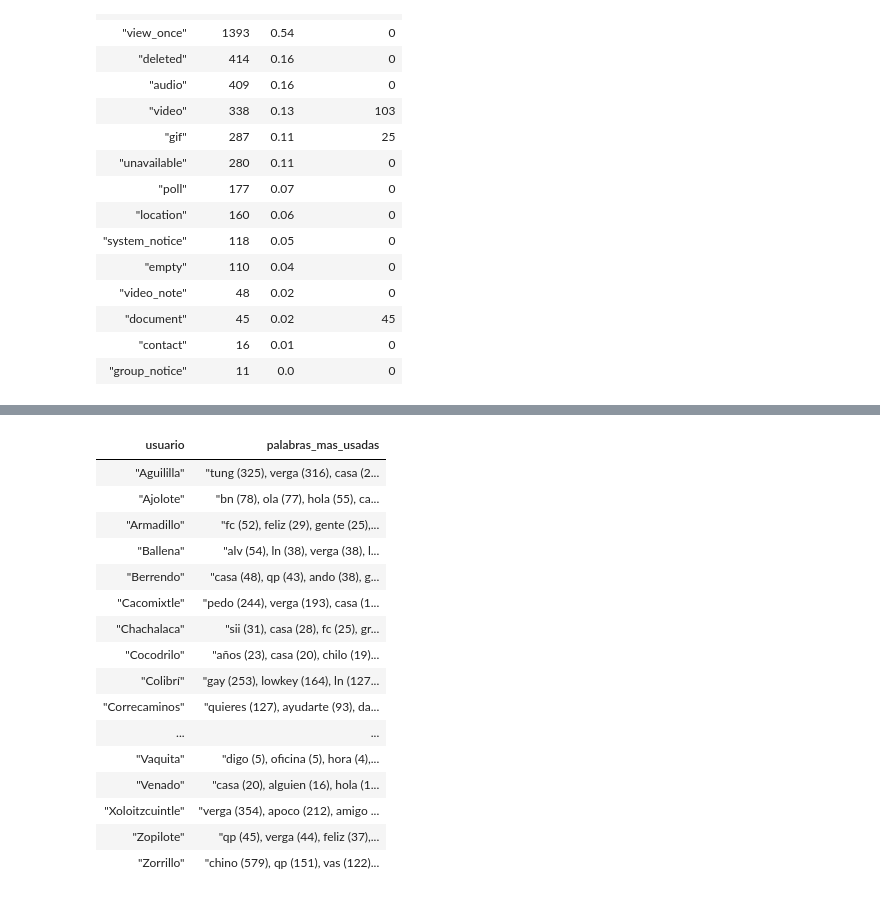
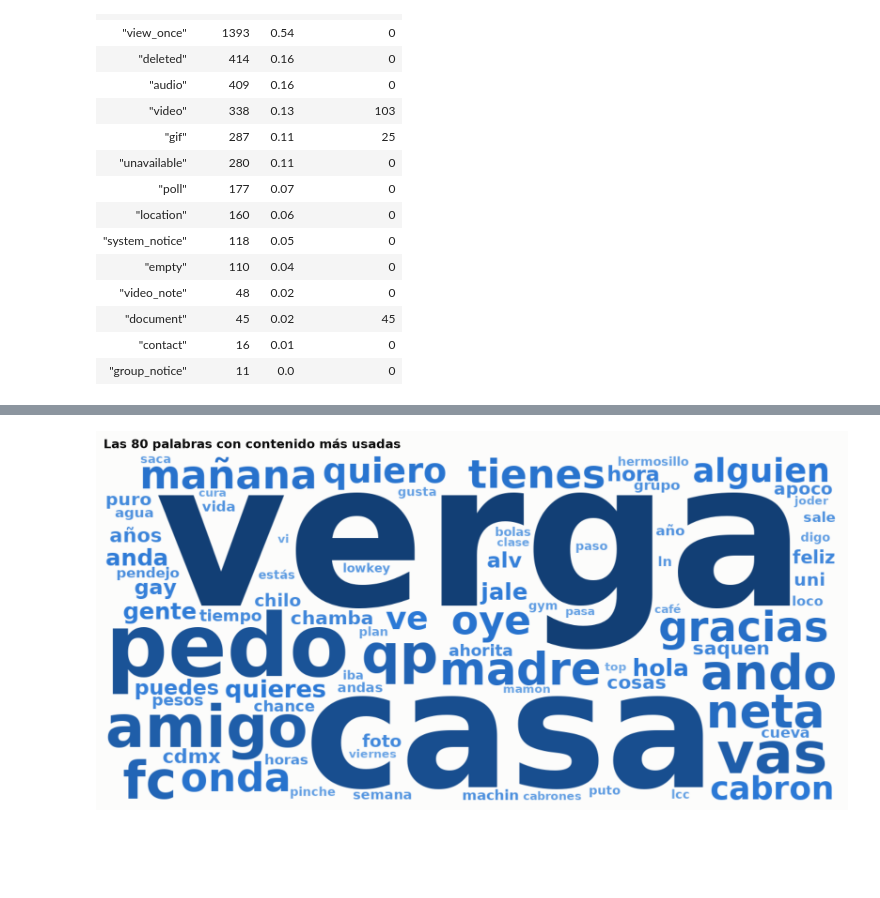
Before and after one commit to enriquegiottonini/wasap-group-chat-analyzer, a Jupyter notebook: notebooks/02_eda_silver.ipynb, the cells around one changed output, grey strips where cells are left out. Saved outputs shown, nothing was run; the diff lists cells and outputs as text; code cells hidden in the pictures; blank space fills up the shorter version.

```diff
--- a/notebooks/02_eda_silver.ipynb
+++ b/notebooks/02_eda_silver.ipynb
@@ -919,43 +860,19 @@ barh(
 # %%
-words_by_sender = mo.sql(
+cloud_words = mo.sql(
     f"""
-    WITH por_usuario AS (
-        SELECT m.sender, t.token, count(*) AS veces
-        FROM tokens AS t
-        JOIN messages AS m USING (message_id)
-        WHERE t.is_alpha AND NOT t.is_stop AND m.sender IS NOT NULL
-        GROUP BY ALL
-    ),
-    ordenadas AS (
-        SELECT *, row_number() OVER (PARTITION BY sender ORDER BY veces DESC, token) AS lugar
-        FROM por_usuario
-    )
-    SELECT
-        sender AS usuario,
-        string_agg(token || ' (' || veces || ')', ', ' ORDER BY lugar) AS palabras_mas_usadas
-    FROM ordenadas
-    WHERE lugar <= 5
-    GROUP BY sender
-    ORDER BY usuario
+    SELECT token AS palabra, count(*) AS veces
+    FROM tokens
+    WHERE is_alpha AND NOT is_stop
+    GROUP BY token
+    ORDER BY veces DESC
+    LIMIT 80
     """,
-    engine=con
+    engine=con,
+    output=False,
 )
+wordcloud(
+    cloud_words["palabra"], cloud_words["veces"], "Las 80 palabras con contenido más usadas"
+)
 # %% [output]
-| usuario | palabras_mas_usadas |
-| "Aguililla" | "tung (325), verga (316), casa (2... |
-| "Ajolote" | "bn (78), ola (77), hola (55), ca... |
-| "Armadillo" | "fc (52), feliz (29), gente (25),... |
-| "Ballena" | "alv (54), ln (38), verga (38), l... |
-| "Berrendo" | "casa (48), qp (43), ando (38), g... |
-| "Cacomixtle" | "pedo (244), verga (193), casa (1... |
-| "Chachalaca" | "sii (31), casa (28), fc (25), gr... |
-| "Cocodrilo" | "años (23), casa (20), chilo (19)... |
-| "Colibrí" | "gay (253), lowkey (164), ln (127... |
-| "Correcaminos" | "quieres (127), ayudarte (93), da... |
-| ... | ... |
-| "Vaquita" | "digo (5), oficina (5), hora (4),... |
-| "Venado" | "casa (20), alguien (16), hola (1... |
-| "Xoloitzcuintle" | "verga (354), apoco (212), amigo ... |
-| "Zopilote" | "qp (45), verga (44), feliz (37),... |
-| "Zorrillo" | "chino (579), qp (151), vas (122)... |
+[figure, added]
 # %%
```
Also changed, not shown: parts of 96 cells of this notebook, 12 other files.
